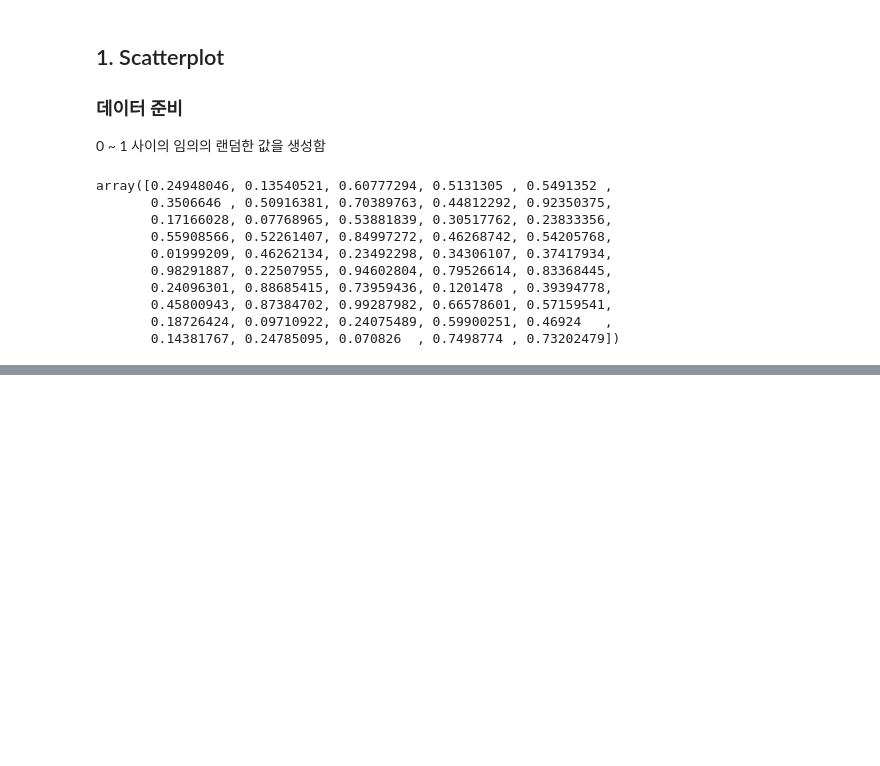
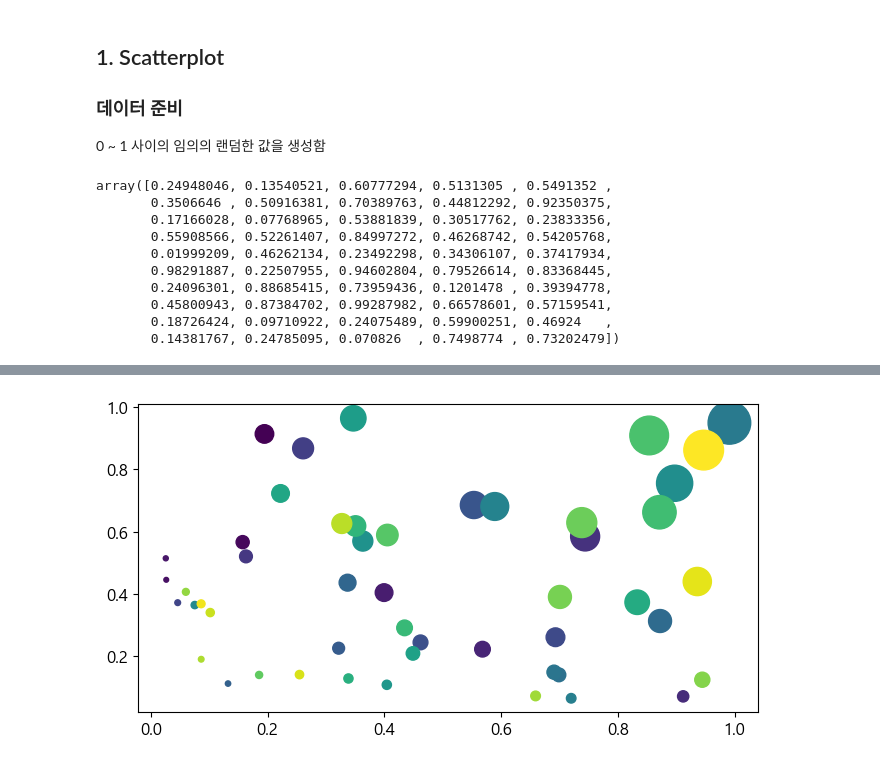
Before and after one commit to leenapark/data_analysis, a Jupyter notebook: visualization_ex/2-1[실습].ipynb, the cells around one changed output, grey strips where cells are left out. Cells and saved outputs as stored; diff of their text form; code cells hidden in the pictures; blank space fills up the shorter version.

```diff
--- a/visualization_ex/2-1[실습].ipynb
+++ b/visualization_ex/2-1[실습].ipynb
@@ -35,6 +35,9 @@ print(plt.rcParams["font.family"])
 mpl.rcParams["axes.unicode_minus"] = False
 # %% [output]
 ['Malgun Gothic']
+# %%
+# 배경을 darkgrid 로 설정
+sns.set(style='darkgrid')
 # %% [markdown]
 ## 0. Seaborn의 장점
 matplotlib으로 대부분의 시각화가 가능하나, <span style="background-color:#F5F5F5"> seaborn </span>
@@ -467,0 +481,11 @@ array([0.24948046, 0.13540521, 0.60777294, 0.5131305 , 0.5491352 ,
+# %%
+x = np.random.rand(50)
+y = np.random.rand(50)
+colors = np.arange(50)
+area = x * y * 1000
+# %%
+# matplotlib의 산점도 그래프
+plt.scatter(x, y, s=area, c=colors)
+plt.show()
+# %% [output]
+[figure, added]
```
Also changed, not shown: parts of 112 cells of this notebook, 8 other files.
